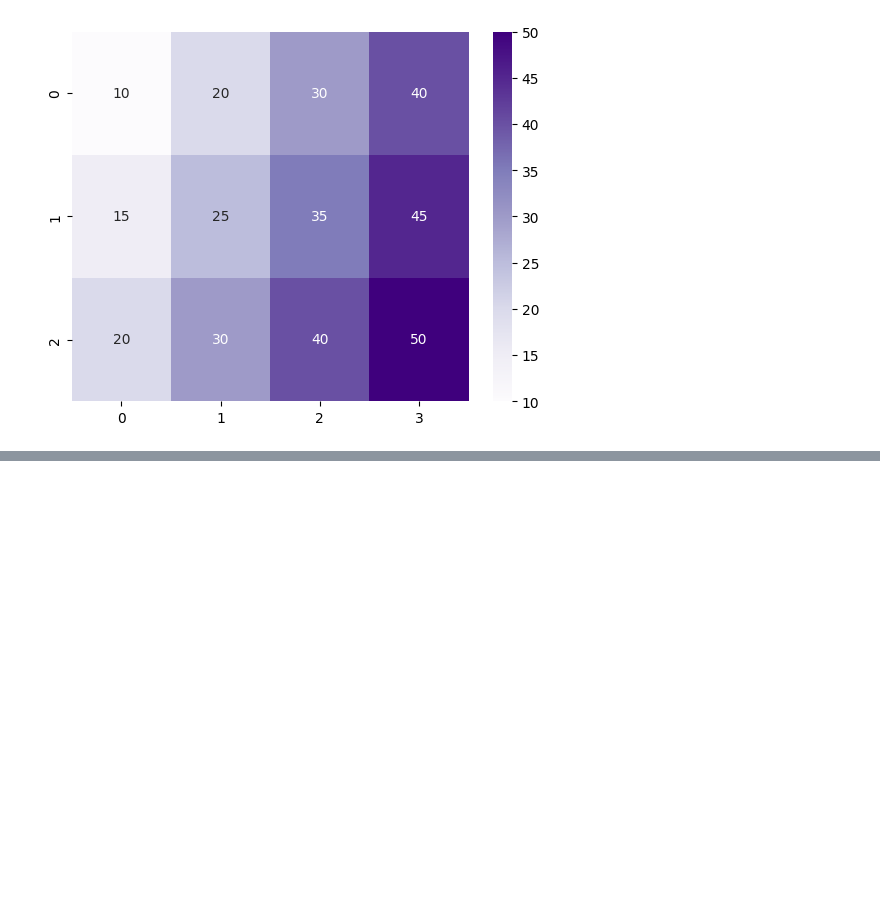
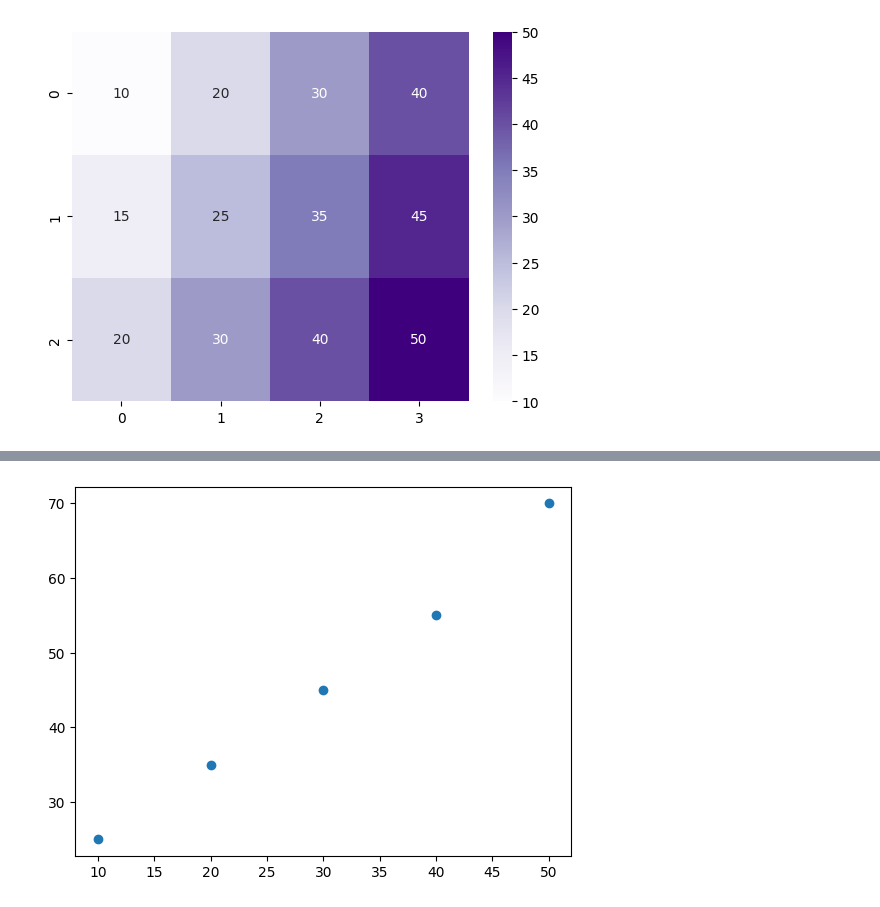
Before and after one commit to Althafvm/Data-science, a Jupyter notebook: SEABORN.ipynb, the cells around one changed output, grey strips where cells are left out. Cells and saved outputs as stored; diff of their text form; code cells hidden in the pictures; blank space fills up the shorter version.

```diff
--- a/SEABORN.ipynb
+++ b/SEABORN.ipynb
@@ -84,0 +111,7 @@ plt.show()
+# %%
+advertising=[10,20,30,40,50]
+sales=[25,35,45,55,70]
+plt.scatter(advertising,sales)
+plt.show()
+# %% [output]
+[figure, added]
```
Also changed, not shown: parts of 3 cells of this notebook.
